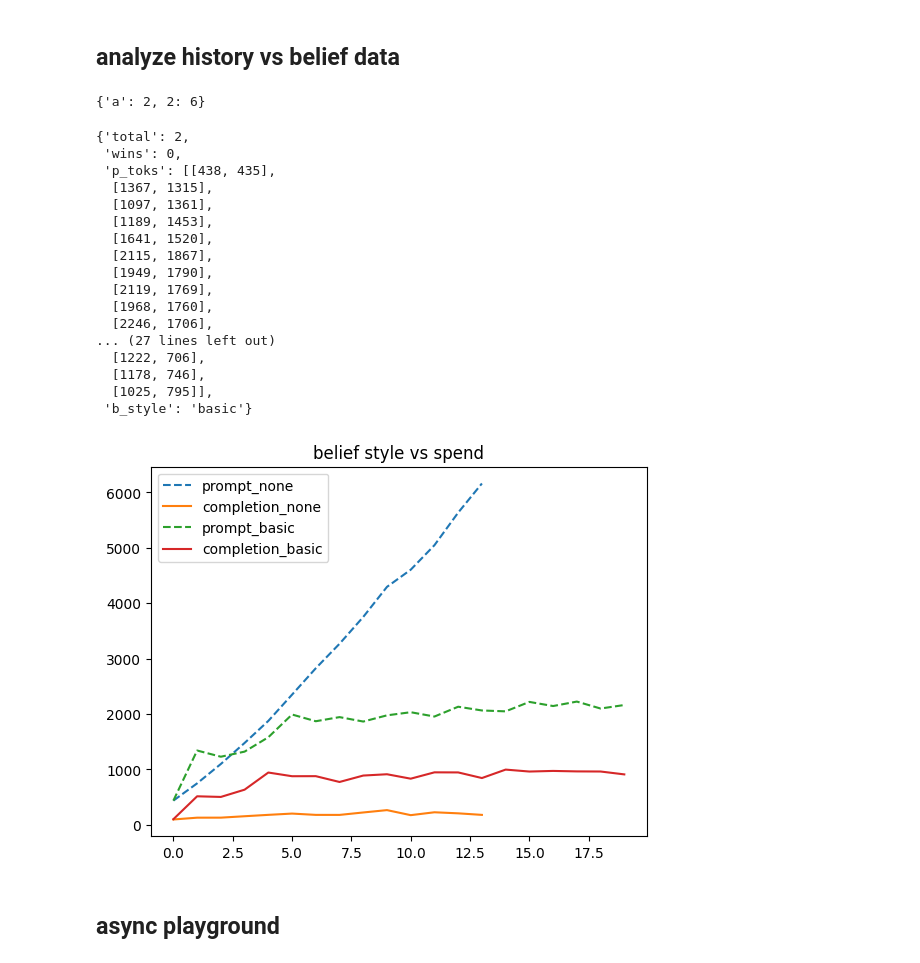
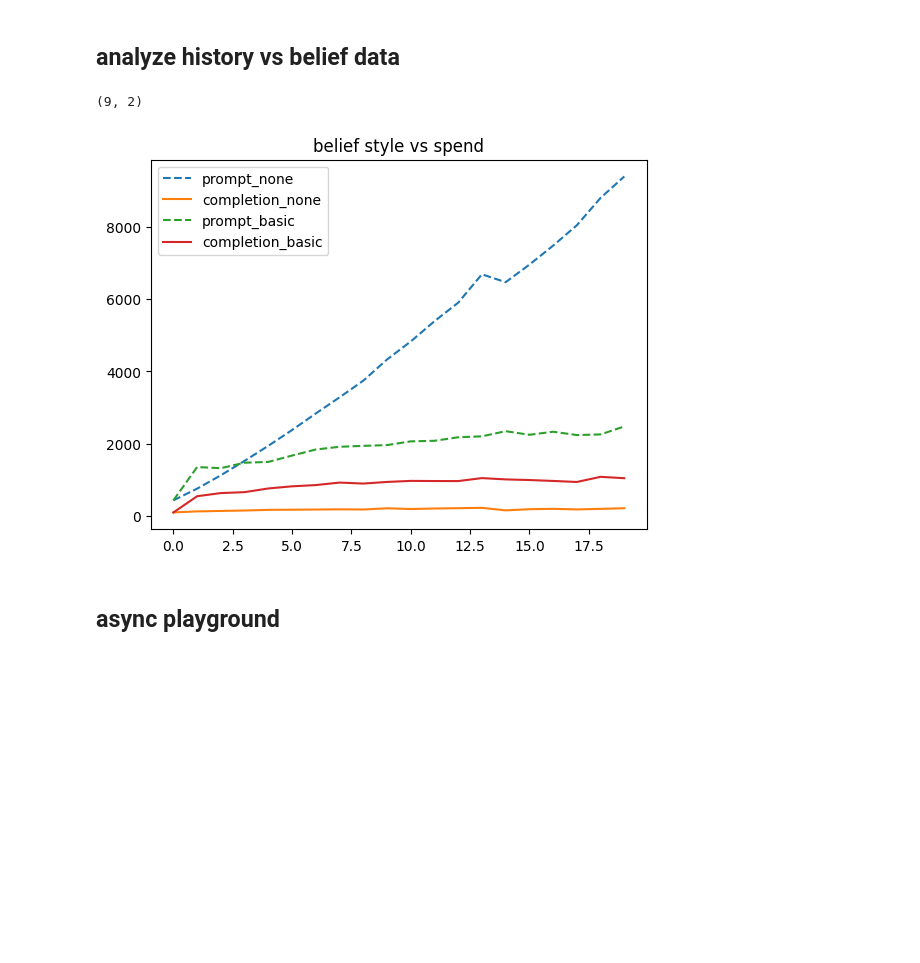
Before and after one commit to jakob-bjorner/optimal-explorer-dev, a Jupyter notebook: paprika/notebooks/development.ipynb, the cells around one changed output. Drawn from its saved outputs; the diff is of its cells as text; code cells hidden in the pictures; blank space fills up the shorter version.

```diff
--- a/paprika/notebooks/development.ipynb
+++ b/paprika/notebooks/development.ipynb
@@ -2,20 +2,16 @@
 # running paprika envs
 # %% [markdown]
 ## analyze history vs belief data
-# %%
-{"a":1}|{"a":2,2:6}
-# %% [output]
-{'a': 2, 2: 6}
 # %%
 import pandas as pd
 import numpy as np
 import matplotlib.pyplot as plt
 import json
 from collections import Counter
-file_n_0 = "/home/jbjorner3/storage/dev/optimal-explorer-dev/paprika/outputs/exploration_datasets/murder_mystery_datasets/llm_evaluation_on_murder_mystery_split_eval_agent_gpt-4o-mini_env_gpt-4o-mini_judge_gpt-4o-mini/llm_evaluation_trajectories_agent_gpt-4o-mini_env_gpt-4o-mini_judge_gpt-4o-mini_eval_0_2_seed_69.json"
-file_n_1 = "/home/jbjorner3/storage/dev/optimal-explorer-dev/paprika/outputs/exploration_datasets/murder_mystery_datasets/llm_evaluation_on_murder_mystery_split_eval_agent_gpt-4o-mini_env_gpt-4o-mini_judge_gpt-4o-mini/llm_evaluation_trajectories_agent_gpt-4o-mini_env_gpt-4o-mini_judge_gpt-4o-mini_eval_0_2_seed_69_0.json"
-def sum_from_dict(d, key):
-    ...
+file_n_0 = "/home/jbjorner3/storage/dev/optimal-explorer-dev/paprika/outputs/exploration_datasets/murder_mystery_datasets/llm_evaluation_on_murder_mystery_split_eval_agent_gpt-4o-mini_env_gpt-4o-mini_judge_gpt-4o-mini/llm_evaluation_trajectories_agent_gpt-4o-mini_env_gpt-4o-mini_judge_gpt-4o-mini_eval_0_20_seed_69_0.json"
+file_n_1 = "/home/jbjorner3/storage/dev/optimal-explorer-dev/paprika/outputs/exploration_datasets/murder_mystery_datasets/llm_evaluation_on_murder_mystery_split_eval_agent_gpt-4o-mini_env_gpt-4o-mini_judge_gpt-4o-mini/llm_evaluation_trajectories_agent_gpt-4o-mini_env_gpt-4o-mini_judge_gpt-4o-mini_eval_0_20_seed_69.json"
+# def sum_from_dict(d, key):
+#     ...
 def get_stats(data_l):
     max_turns = data_l[0][0]['max_turns']
     summary_stats = {"total":0, "wins":0, "p_toks":[[] for _ in range(max_turns)],
@@ -25,57 +21,52 @@ def get_stats(data_l):
         data = data[0]
         summary_stats["total"] += 1
         summary_stats["wins"] += (data["judge_label"] and data["goal_reached"] )
         for i, llm_res in enumerate(data["conversation_llm_responses"]):
+            if llm_res['choices'][0]['finish_reason'] == "error":
+                break
+            if llm_res['usage'] is None:
+                print()
             usage = llm_res['usage']
             p_tok = usage['prompt_tokens']
             c_tok = usage['completion_tokens']
             # ['belief']['usage']
             if 'belief' in llm_res:
-                usage = llm_res['belief']['usage']
+                llm_res = llm_res['belief']
+                usage = llm_res['usage']
+                if llm_res['choices'][0]['finish_reason'] == "error":
+                    break
+                if llm_res['usage'] is None:
+                    print()
                 p_tok += usage['prompt_tokens']
                 c_tok += usage['completion_tokens']
             summary_stats['p_toks'][i] += [p_tok]
             summary_stats['c_toks'][i] += [c_tok]
     return summary_stats
 def plot(file_n):
     data_l = json.load(open(file_n, "r"))["records"]
     summary_stats = get_stats(data_l)
     # summary_stats
     p_toks = [np.mean(l) for l in summary_stats["p_toks"]]
     c_toks = [np.mean(l) for l in summary_stats["c_toks"]]
     plt.title("belief style vs spend")
     plt.plot(p_toks, label="prompt_"+summary_stats["b_style"], linestyle="--")
     plt.plot(c_toks, label="completion_"+summary_stats["b_style"])
     plt.legend()
+    return summary_stats
     # plt.show()
 
-plot(file_n_0)
-plot(file_n_1)
-data_l = json.load(open(file_n_1, "r"))["records"]
-summary_stats = get_stats(data_l)
-summary_stats
+summary_0 = plot(file_n_0)
+summary_1 = plot(file_n_1)
+summary_0['wins'], summary_1['wins']
+# data_l = json.load(open(file_n_1, "r"))["records"]
+# summary_stats = get_stats(data_l)
+# summary_stats
 # plt.bar(x = [], height=[], y)
 # data_l[0][0]["belief_config"]['style']#["conversation_llm_responses"][0]["usage"]#['completion_tokens'] # 'prompt_tokens'
 # try belief len restriction. get model to conform with iterative refinements.
 # %% [output]
-{'total': 2,
- 'wins': 0,
- 'p_toks': [[438, 435],
-  [1367, 1315],
-  [1097, 1361],
-  [1189, 1453],
-  [1641, 1520],
-  [2115, 1867],
-  [1949, 1790],
-  [2119, 1769],
-  [1968, 1760],
-  [2246, 1706],
-... (27 lines left out)
-  [1222, 706],
-  [1178, 746],
-  [1025, 795]],
- 'b_style': 'basic'}
+(9, 2)
-[figure, old version]
+[figure, new version]
 # %% [markdown]
 ## async playground
 # %%
```
